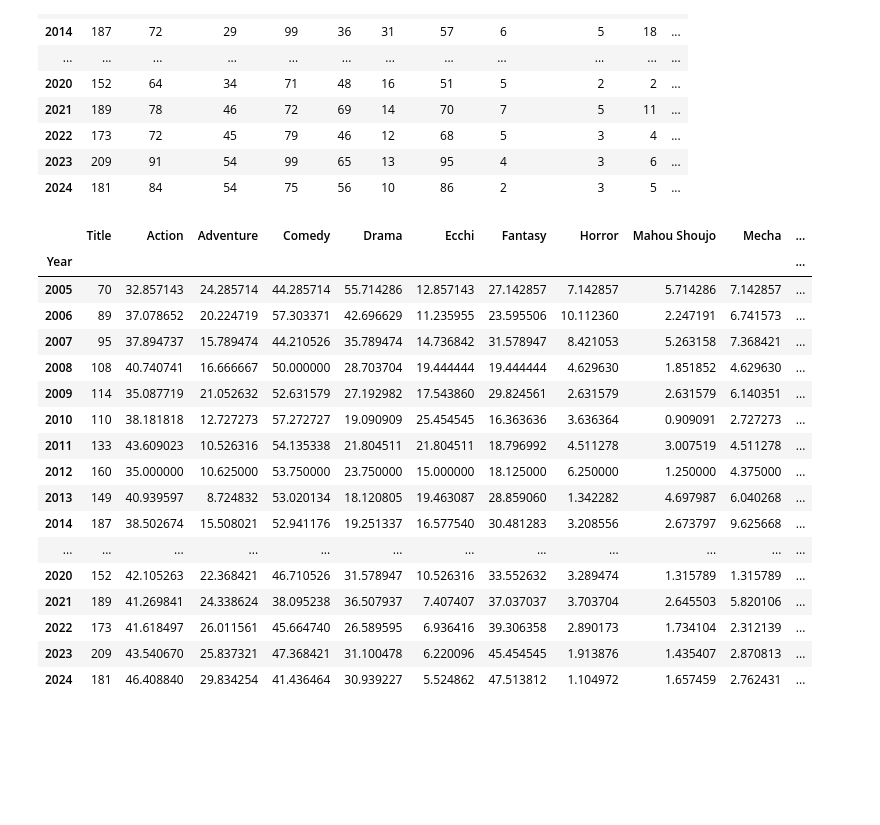
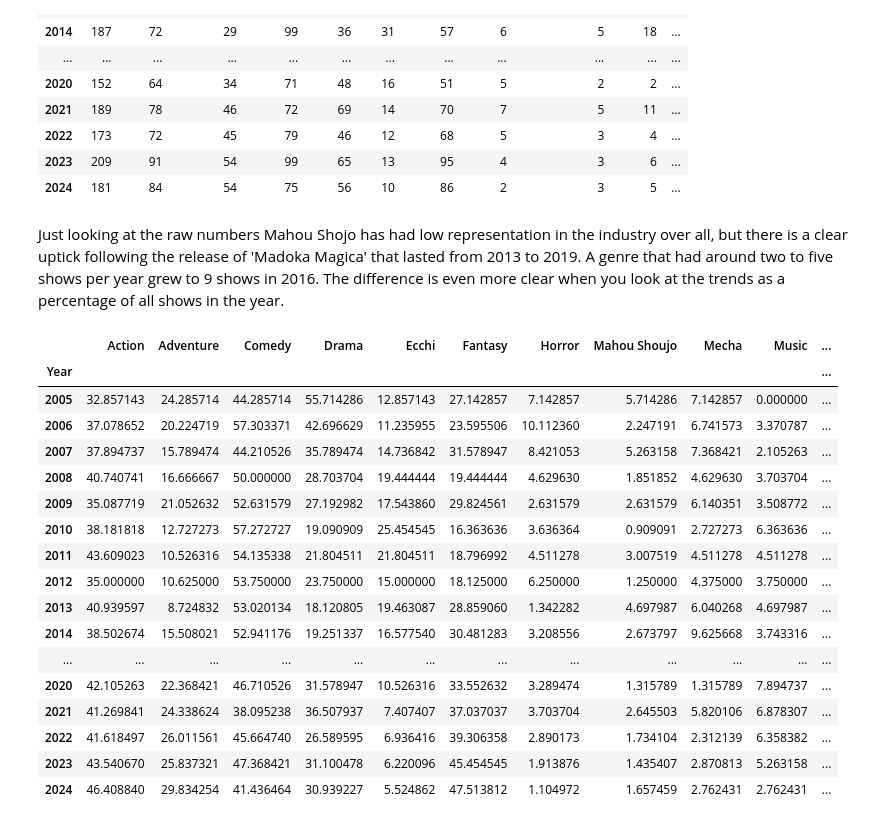
Before and after one commit to leolion023/Anilist, a Jupyter notebook: anilist_analysis.ipynb, the cells around one changed output. Saved outputs shown, nothing was run; the diff lists cells and outputs as text; code cells hidden in the pictures; blank space fills up the shorter version.

```diff
--- a/anilist_analysis.ipynb
+++ b/anilist_analysis.ipynb
@@ -211,0 +197,5 @@ anilist_genres
+# %%
+anilist_genres = anilist
+anilist_genres['Genres'] = anilist_genres['Genres'].apply(literal_eval) #Transform Genre category from a sting into a list
+anilist_genres = anilist_genres.explode('Genres')
+anilist_genres
@@ -260,27 +288,30 @@ genre_year_count_merge
 | 2022 | 173 | 72 | 45 | 79 | 46 | 12 | 68 | 5 | 3 | 4 | ... |
 | 2023 | 209 | 91 | 54 | 99 | 65 | 13 | 95 | 4 | 3 | 6 | ... |
 | 2024 | 181 | 84 | 54 | 75 | 56 | 10 | 86 | 2 | 3 | 5 | ... |
+# %% [markdown]
+Just looking at the raw numbers Mahou Shojo has had low representation in the industry over all, but there is a clear uptick following the release of 'Madoka Magica' that lasted from 2013 to 2019. A genre that had around two to five shows per year grew to 9 shows in 2016. The difference is even more clear when you look at the trends as a percentage of all shows in the year.
 # %%
 for column in genre_year_count_merge:
     if column != 'Title':
         genre_year_count_merge[column] = genre_year_count_merge[column]/genre_year_count_merge['Title']*100
-genre_year_count_merge
+genre_percent_by_year = genre_year_count_merge.drop('Title', axis=1)
+genre_percent_by_year
 # %% [output]
-|  | Title | Action | Adventure | Comedy | Drama | Ecchi | Fantasy | Horror | Mahou Shoujo | Mecha | ... |
+|  | Action | Adventure | Comedy | Drama | Ecchi | Fantasy | Horror | Mahou Shoujo | Mecha | Music | ... |
 | Year |  |  |  |  |  |  |  |  |  |  | ... |
-| 2005 | 70 | 32.857143 | 24.285714 | 44.285714 | 55.714286 | 12.857143 | 27.142857 | 7.142857 | 5.714286 | 7.142857 | ... |
-| 2006 | 89 | 37.078652 | 20.224719 | 57.303371 | 42.696629 | 11.235955 | 23.595506 | 10.112360 | 2.247191 | 6.741573 | ... |
-| 2007 | 95 | 37.894737 | 15.789474 | 44.210526 | 35.789474 | 14.736842 | 31.578947 | 8.421053 | 5.263158 | 7.368421 | ... |
-| 2008 | 108 | 40.740741 | 16.666667 | 50.000000 | 28.703704 | 19.444444 | 19.444444 | 4.629630 | 1.851852 | 4.629630 | ... |
-| 2009 | 114 | 35.087719 | 21.052632 | 52.631579 | 27.192982 | 17.543860 | 29.824561 | 2.631579 | 2.631579 | 6.140351 | ... |
-| 2010 | 110 | 38.181818 | 12.727273 | 57.272727 | 19.090909 | 25.454545 | 16.363636 | 3.636364 | 0.909091 | 2.727273 | ... |
-| 2011 | 133 | 43.609023 | 10.526316 | 54.135338 | 21.804511 | 21.804511 | 18.796992 | 4.511278 | 3.007519 | 4.511278 | ... |
-| 2012 | 160 | 35.000000 | 10.625000 | 53.750000 | 23.750000 | 15.000000 | 18.125000 | 6.250000 | 1.250000 | 4.375000 | ... |
-| 2013 | 149 | 40.939597 | 8.724832 | 53.020134 | 18.120805 | 19.463087 | 28.859060 | 1.342282 | 4.697987 | 6.040268 | ... |
-| 2014 | 187 | 38.502674 | 15.508021 | 52.941176 | 19.251337 | 16.577540 | 30.481283 | 3.208556 | 2.673797 | 9.625668 | ... |
+| 2005 | 32.857143 | 24.285714 | 44.285714 | 55.714286 | 12.857143 | 27.142857 | 7.142857 | 5.714286 | 7.142857 | 0.000000 | ... |
+| 2006 | 37.078652 | 20.224719 | 57.303371 | 42.696629 | 11.235955 | 23.595506 | 10.112360 | 2.247191 | 6.741573 | 3.370787 | ... |
+| 2007 | 37.894737 | 15.789474 | 44.210526 | 35.789474 | 14.736842 | 31.578947 | 8.421053 | 5.263158 | 7.368421 | 2.105263 | ... |
+| 2008 | 40.740741 | 16.666667 | 50.000000 | 28.703704 | 19.444444 | 19.444444 | 4.629630 | 1.851852 | 4.629630 | 3.703704 | ... |
+| 2009 | 35.087719 | 21.052632 | 52.631579 | 27.192982 | 17.543860 | 29.824561 | 2.631579 | 2.631579 | 6.140351 | 3.508772 | ... |
+| 2010 | 38.181818 | 12.727273 | 57.272727 | 19.090909 | 25.454545 | 16.363636 | 3.636364 | 0.909091 | 2.727273 | 6.363636 | ... |
+| 2011 | 43.609023 | 10.526316 | 54.135338 | 21.804511 | 21.804511 | 18.796992 | 4.511278 | 3.007519 | 4.511278 | 4.511278 | ... |
+| 2012 | 35.000000 | 10.625000 | 53.750000 | 23.750000 | 15.000000 | 18.125000 | 6.250000 | 1.250000 | 4.375000 | 3.750000 | ... |
+| 2013 | 40.939597 | 8.724832 | 53.020134 | 18.120805 | 19.463087 | 28.859060 | 1.342282 | 4.697987 | 6.040268 | 4.697987 | ... |
+| 2014 | 38.502674 | 15.508021 | 52.941176 | 19.251337 | 16.577540 | 30.481283 | 3.208556 | 2.673797 | 9.625668 | 3.743316 | ... |
 | ... | ... | ... | ... | ... | ... | ... | ... | ... | ... | ... | ... |
-| 2020 | 152 | 42.105263 | 22.368421 | 46.710526 | 31.578947 | 10.526316 | 33.552632 | 3.289474 | 1.315789 | 1.315789 | ... |
-| 2021 | 189 | 41.269841 | 24.338624 | 38.095238 | 36.507937 | 7.407407 | 37.037037 | 3.703704 | 2.645503 | 5.820106 | ... |
-| 2022 | 173 | 41.618497 | 26.011561 | 45.664740 | 26.589595 | 6.936416 | 39.306358 | 2.890173 | 1.734104 | 2.312139 | ... |
-| 2023 | 209 | 43.540670 | 25.837321 | 47.368421 | 31.100478 | 6.220096 | 45.454545 | 1.913876 | 1.435407 | 2.870813 | ... |
-| 2024 | 181 | 46.408840 | 29.834254 | 41.436464 | 30.939227 | 5.524862 | 47.513812 | 1.104972 | 1.657459 | 2.762431 | ... |
+| 2020 | 42.105263 | 22.368421 | 46.710526 | 31.578947 | 10.526316 | 33.552632 | 3.289474 | 1.315789 | 1.315789 | 7.894737 | ... |
+| 2021 | 41.269841 | 24.338624 | 38.095238 | 36.507937 | 7.407407 | 37.037037 | 3.703704 | 2.645503 | 5.820106 | 6.878307 | ... |
+| 2022 | 41.618497 | 26.011561 | 45.664740 | 26.589595 | 6.936416 | 39.306358 | 2.890173 | 1.734104 | 2.312139 | 6.358382 | ... |
+| 2023 | 43.540670 | 25.837321 | 47.368421 | 31.100478 | 6.220096 | 45.454545 | 1.913876 | 1.435407 | 2.870813 | 5.263158 | ... |
+| 2024 | 46.408840 | 29.834254 | 41.436464 | 30.939227 | 5.524862 | 47.513812 | 1.104972 | 1.657459 | 2.762431 | 2.762431 | ... |
```
Also changed, not shown: parts of 30 cells of this notebook.
